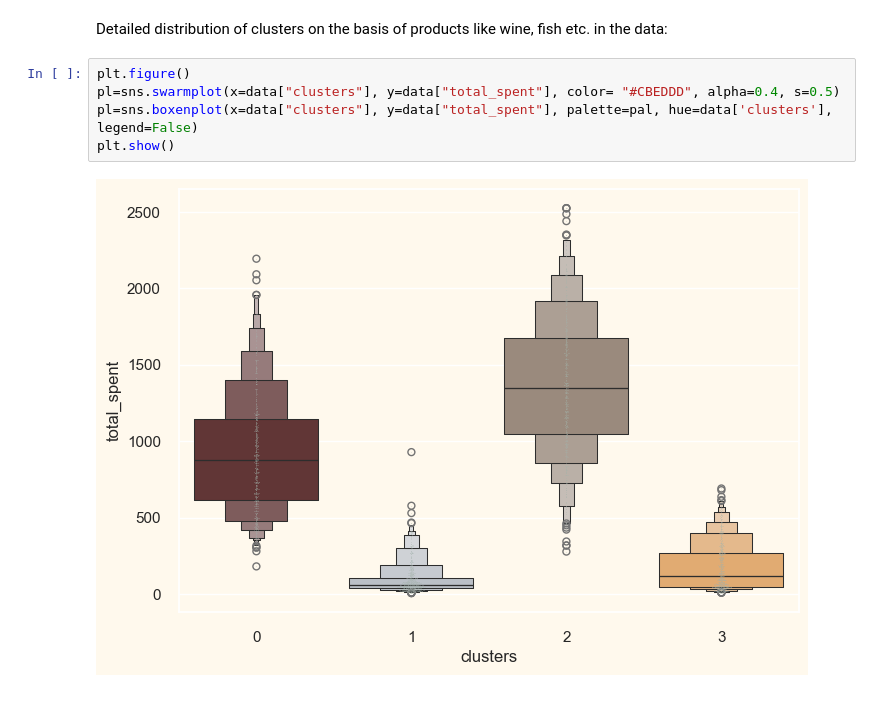
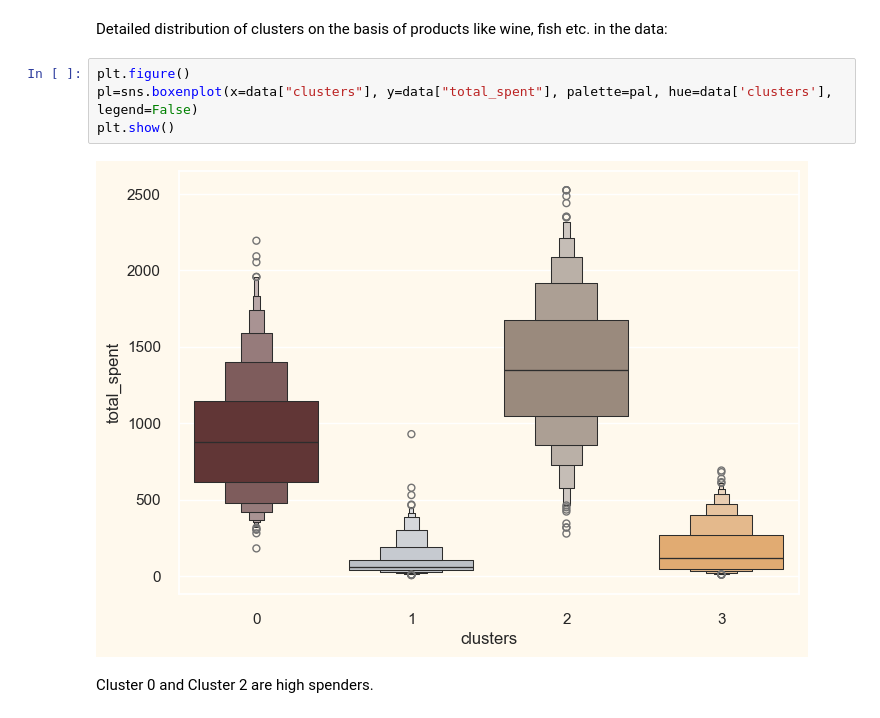
Before and after one commit to Cshefali/Data-Analysis-And-Viz-Python, a Jupyter notebook: customer_segmentation_project1/p1_customer_segmentation.ipynb, the cells around one changed output. Cells and saved outputs as stored; diff of their text form.

```diff
--- a/customer_segmentation_project1/p1_customer_segmentation.ipynb
+++ b/customer_segmentation_project1/p1_customer_segmentation.ipynb
@@ -733,8 +711,9 @@ The 4 groups of customers can be described as follows:
 Detailed distribution of clusters on the basis of products like wine, fish etc. in the data:
 # %%
 plt.figure()
-pl=sns.swarmplot(x=data["clusters"], y=data["total_spent"], color= "#CBEDDD", alpha=0.4, s=0.5)
 pl=sns.boxenplot(x=data["clusters"], y=data["total_spent"], palette=pal, hue=data['clusters'], legend=False)
 plt.show()
 # %% [output]
-[figure, old version]
+[figure, new version]
+# %% [markdown]
+Cluster 0 and Cluster 2 are high spenders.
```
Also changed, not shown: parts of 16 cells of this notebook.
